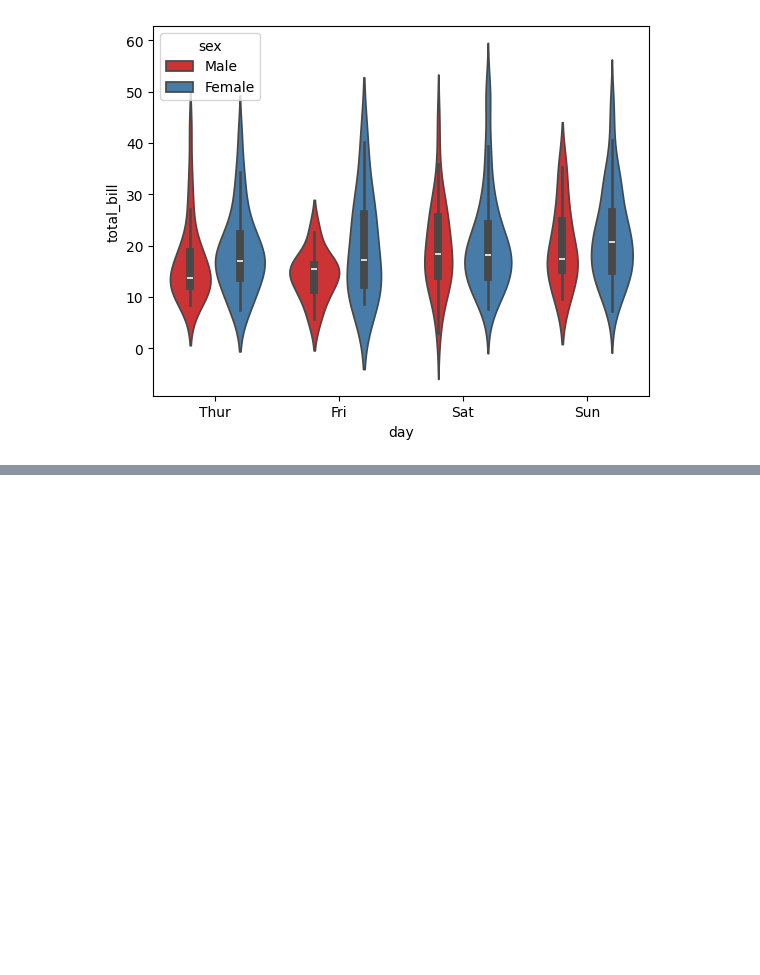
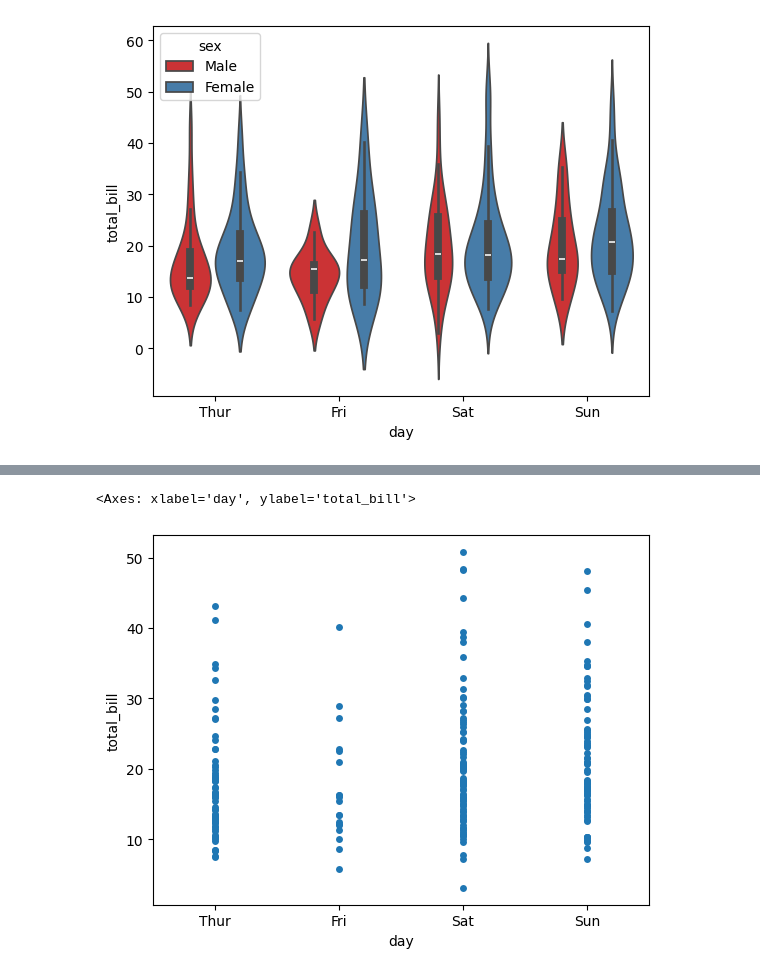
Before and after one commit to mojoece/python_for_Data_Science, a Jupyter notebook: Application/49.ipynb, the cells around one changed output, grey strips where cells are left out. Saved outputs shown, nothing was run; the diff lists cells and outputs as text; code cells hidden in the pictures; blank space fills up the shorter version.

```diff
--- a/Application/49.ipynb
+++ b/Application/49.ipynb
@@ -86,0 +103,6 @@ sns.violinplot(x="day", y="total_bill", data=tips,hue='sex',palette='Set1')
+# %%
+sns.stripplot(x='day', y='total_bill', data=tips, jitter=False)
+# Stacked bubbles in a line are difficult to read so we add a bit of noise using jitter
+# %% [output]
+<Axes: xlabel='day', ylabel='total_bill'>
+[figure, added]
```
Also changed, not shown: parts of 11 cells of this notebook.
